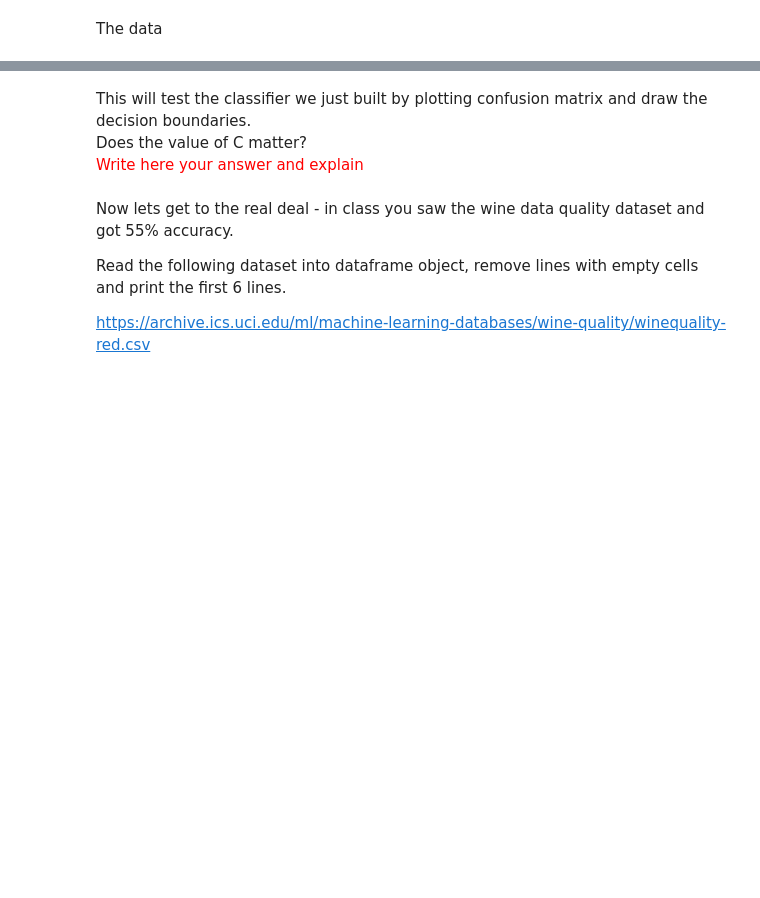
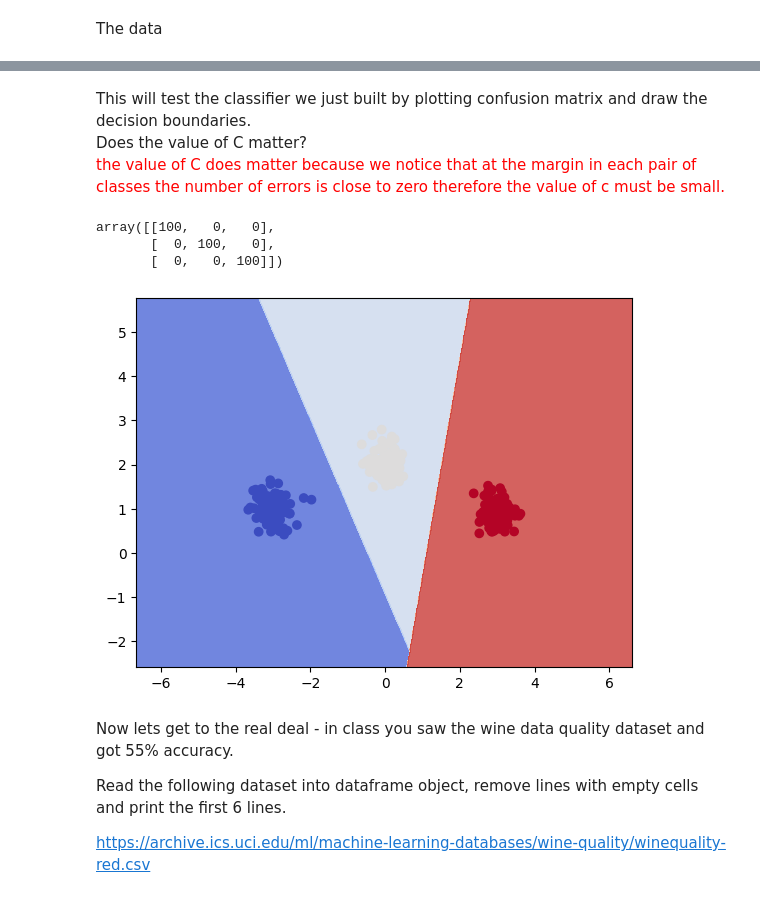
Before and after one commit to MahmoudAbade/ML-HW, a Jupyter notebook: HW3.ipynb, the cells around one changed output, grey strips where cells are left out. Drawn from its saved outputs; the diff is of its cells as text; code cells hidden in the pictures; blank space fills up the shorter version.

```diff
--- a/HW3.ipynb
+++ b/HW3.ipynb
@@ -236,22 +236,37 @@ from collections import defaultdict
 
 class OneVsOneClassifier:
     def __init__(self, n_classes=2, C=1.0):
-        # Add code here
+        self.n_classes = n_classes
         self.estimators = defaultdict(None)
+        for i in range(n_classes):
+          for j in range(i+1,n_classes):
+            self.estimators[i,j] = SVC(kernel = 'linear', C=C) # here we build the estimator for every pair.
 
     def fit(self, X, y):
         for i in range(self.n_classes):
             for j in range(i + 1,self.n_classes):
                 # Add code here
-                self.estimators[(i,j)].fit(temp_X, temp_y)
+                mask = (y == i) | (y == j)  # here we get the mask for each class.
+                tmpY = y[mask]  # here we get the train labels.
+                tmpX = X[mask]  # here we get the train
+                tmpY[tmpY == j] = -100  # here we differ class i from class j
+                tmpY[tmpY == i] = -10
+                tmpY[tmpY == -100] = -1  # class j label is -1
+                tmpY[tmpY == -10] = 1   # class i label is 1
+                self.estimators[(i,j)].fit(tmpX, tmpY)
 
     def predict(self, X):
         scores = np.zeros((self.n_classes, len(X)))
         for i in range(self.n_classes):
             for j in range(i + 1, self.n_classes):
                 # Add code here
+                for k in range(len(X)):
+                  inter = self.estimators[(i,j)].intercept_  # here we get the bias.
+                  coeff = self.estimators[(i,j)].coef_[0]   # weight vector
+                  signToClassify = int(np.sign(np.dot(X[k],coeff)+inter)[0])
+                  scores[i if signToClassify == 1 else j, k] +=1  # if the sign is negative the class is j and if the sign is positive then its class i
+        return np.argmax(scores, axis=0)
 
-        return np.argmax(scores, axis=0)
 
     def score(self, X, y):
         y_pred = self.predict(X)
@@ -267,26 +285,33 @@ plt.scatter(X[:, 0], X[:, 1], c=y, s=50)
 # %% [markdown]
 This will test the classifier we just built by plotting confusion matrix and draw the decision boundaries. <br/>
 Does the value of C matter? <br/>
-<font color='red'>Write here your answer and explain</font>
+<font color='red'>the value of C does matter because we notice that at the margin in each pair of classes the number of errors is close to zero therefore the value of c must be small.</font>
 # %%
+from sklearn.metrics import confusion_matrix
+
 clf_onevsall = OneVsOneClassifier(n_classes=3, C=2)
 clf_onevsall.fit(X,y)
 
 # create a mesh to plot in
 h = .02  # step size in the mesh
 x_min, x_max = min(X[:,0])-3,max(X[:,0])+3
 y_min, y_max = min(X[:,1])-3,max(X[:,1])+3
 xx, yy = np.meshgrid(np.arange(x_min, x_max, h),
                      np.arange(y_min, y_max, h))
 mesh_input = np.c_[xx.ravel(), yy.ravel()]
 
 Z = clf_onevsall.predict(mesh_input)
 Z = Z.reshape(xx.shape)
 plt.contourf(xx, yy, Z, cmap=plt.cm.coolwarm, alpha=0.8)
 # Plot also the training points
 plt.scatter(X[:, 0], X[:, 1], c=y, cmap=plt.cm.coolwarm)
 
-metrics.confusion_matrix(y, clf_onevsall.predict(X))
+confusion_matrix(y, clf_onevsall.predict(X))
+# %% [output]
+array([[100,   0,   0],
+       [  0, 100,   0],
+       [  0,   0, 100]])
+[figure, added]
 # %% [markdown]
 Now lets get to the real deal - in class you saw the wine data quality dataset and got 55% accuracy.
 
```
Also changed, not shown: parts of 3 cells of this notebook.
